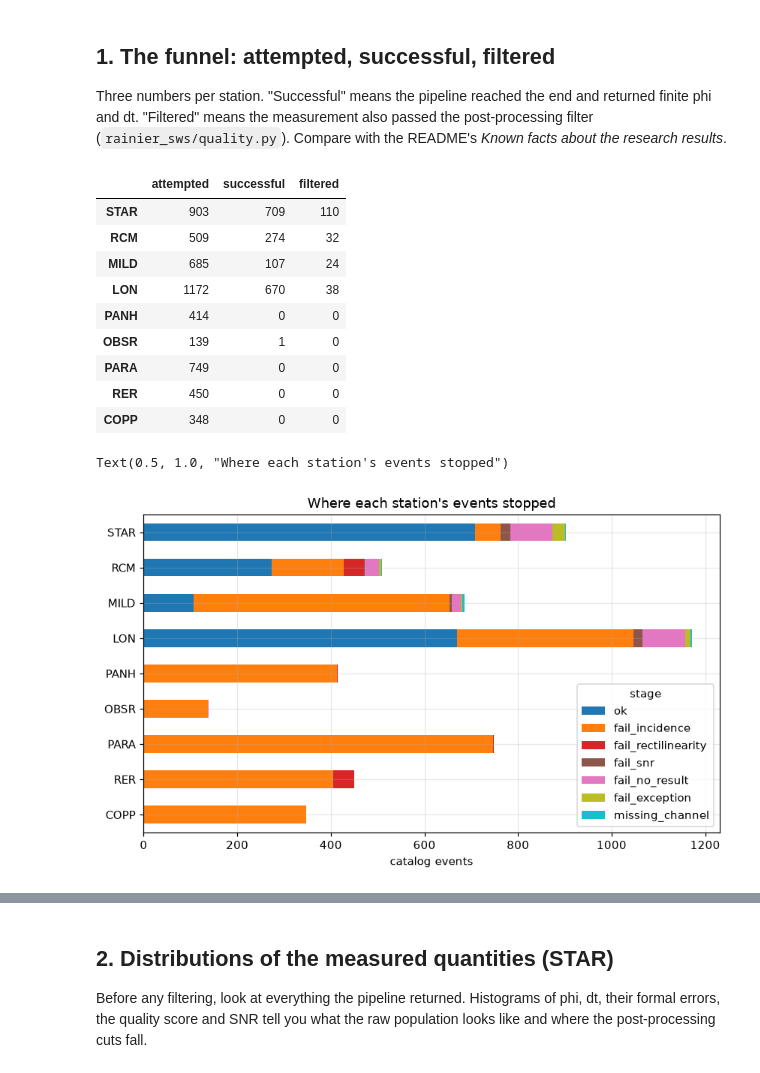
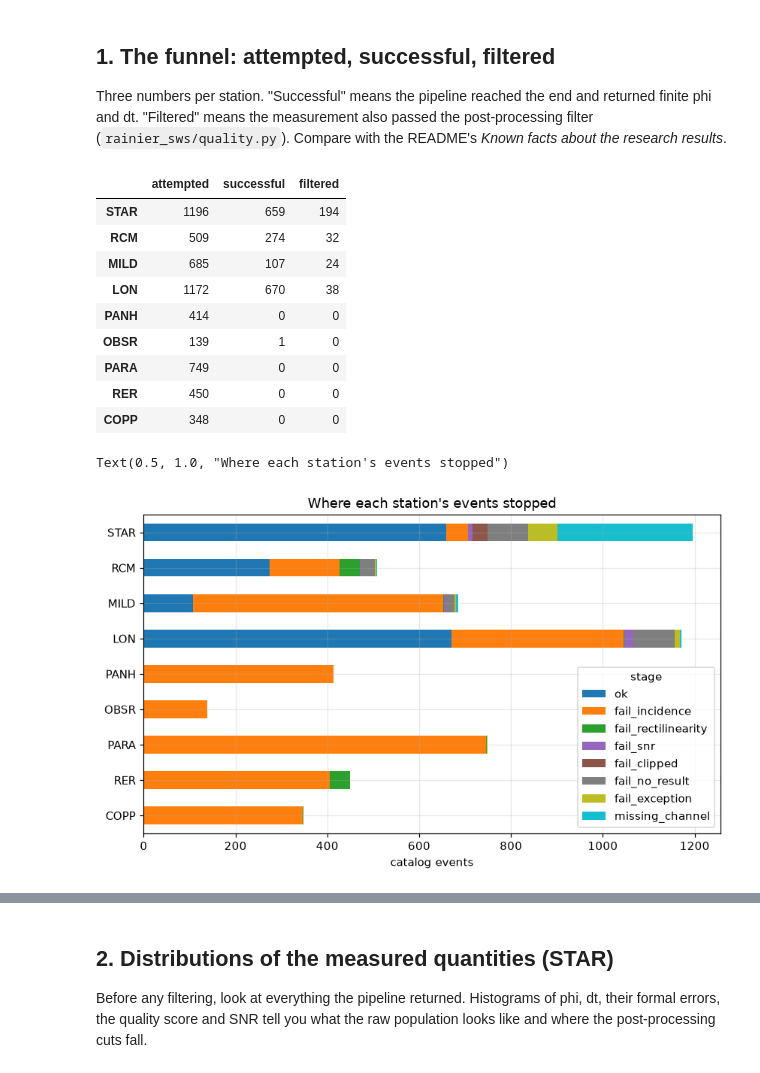
Before and after one commit to mhemmett/rainier-sws-tutorials, a Jupyter notebook: notebooks/06_exploring_the_results.ipynb, the cells around one changed output, grey strips where cells are left out. Saved outputs shown, nothing was run; the diff lists cells and outputs as text; code cells hidden in the pictures.

```diff
--- a/notebooks/06_exploring_the_results.ipynb
+++ b/notebooks/06_exploring_the_results.ipynb
@@ -21,8 +21,8 @@ print("repo:", REPO)
 # %% [output]
 repo: /Users/mhemmett/Seismology/rainier-sws-tutorials
 # %%
-import glob
 STATIONS = ["STAR", "RCM", "MILD", "LON", "PANH", "OBSR", "PARA", "RER", "COPP"]
-res = {s: pd.read_csv(paths.station_results_csv(s)) for s in STATIONS}
+# STAR: the research pipeline's re-run on corrected components (the note above); the others as archived
+res = {s: pd.read_csv(paths.station_results_csv(s, oriented=(s == "STAR"))) for s in STATIONS}
 res["STAR"].head(3)
 # %% [output]
@@ -40,7 +40,7 @@ funnel = pd.DataFrame({s: quality.funnel(r) for s, r in res.items()}).T
 funnel
 # %% [output]
 |  | attempted | successful | filtered |
-| STAR | 903 | 709 | 110 |
+| STAR | 1196 | 659 | 194 |
 | RCM | 509 | 274 | 32 |
 | MILD | 685 | 107 | 24 |
 | LON | 1172 | 670 | 38 |
@@ -51,12 +51,13 @@ funnel
 | COPP | 348 | 0 | 0 |
 # %%
 stages = pd.DataFrame({s: quality.stage_counts(r) for s, r in res.items()}).fillna(0).astype(int).T
-stages = stages[["ok", "fail_incidence", "fail_rectilinearity", "fail_snr", "fail_no_result", "fail_exception", "missing_channel"]]
+order = ["ok", "fail_incidence", "fail_rectilinearity", "fail_snr", "fail_clipped", "fail_no_result", "fail_exception", "missing_channel"]
+stages = stages[[c for c in order if c in stages] + [c for c in stages if c not in order]]   # every stage, none dropped
 ax = stages.plot.barh(stacked=True, figsize=(9, 5), colormap="tab10"); ax.invert_yaxis()
 ax.set_xlabel("catalog events"); ax.set_title("Where each station's events stopped")
 # %% [output]
 Text(0.5, 1.0, "Where each station's events stopped")
-[figure, old version]
+[figure, new version]
 # %% [markdown]
 This is the picture behind the first of the README's *Known facts*: PANH, OBSR, PARA, RER and COPP produce almost nothing, and the plot shows exactly why, **essentially every event fails the incidence-angle gate** (RER also loses about 45 events to the rectilinearity check, which comes first). That is a known, understood outcome, not a bug to find. These stations sit far enough from the swarm that, through the velocity model used for ray tracing, every S wave arrives at more than 45 degrees from vertical.
 
```
Also changed, not shown: parts of 23 cells of this notebook, 7 other files.
